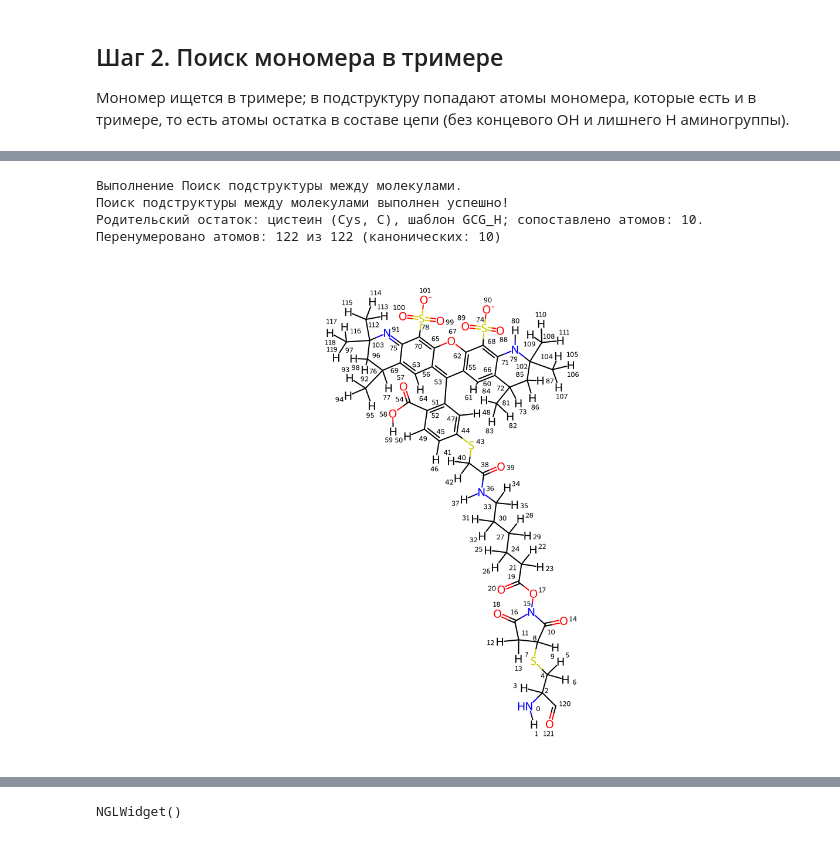
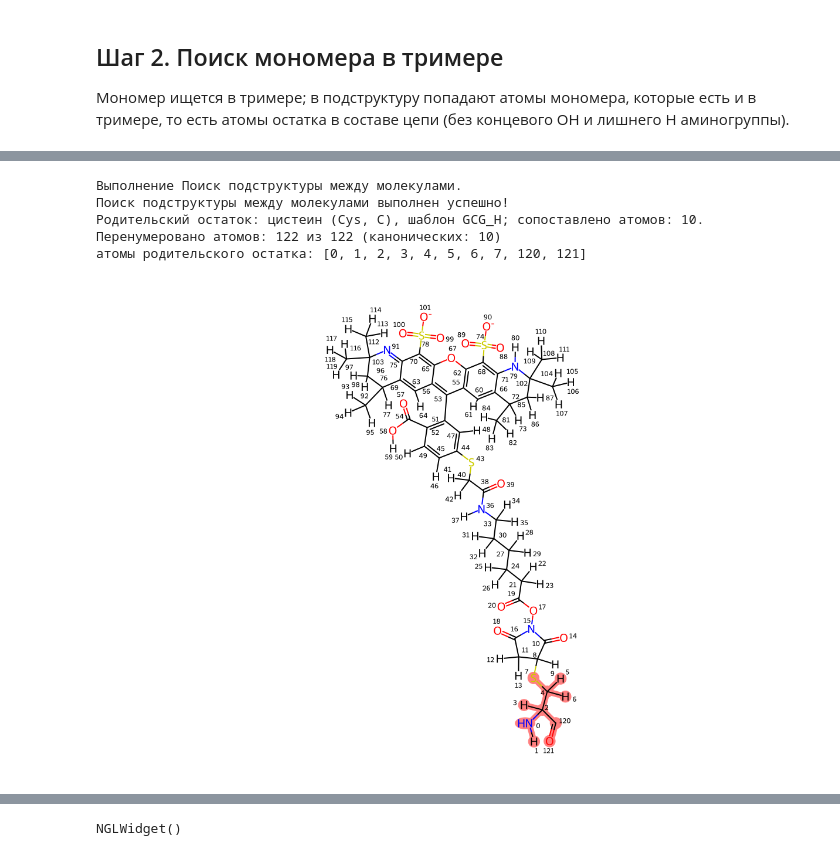
Before and after one commit to intbio/ResParTools, a Jupyter notebook: notebooks_and_examples/AF_546_cys/1_charge_calculation.ipynb, the cells around one changed output, grey strips where cells are left out. Saved outputs shown, nothing was run; the diff lists cells and outputs as text; code cells hidden in the pictures.

```diff
--- a/notebooks_and_examples/AF_546_cys/1_charge_calculation.ipynb
+++ b/notebooks_and_examples/AF_546_cys/1_charge_calculation.ipynb
@@ -99,6 +113,6 @@ C_AF_546_no_H.smiles saved to molecules/substructure
 # %%
 # проверка: файл читается обратно, число атомов совпадает
-check_chem = pt.file_opener(f'molecules/substructure/{mon_name}.pdb')[mon_name]
-print('атомов в файле:', check_chem.GetNumAtoms(), '| в подструктуре:', sub_chem.GetNumAtoms())
-pt.draw_mol_with_atom_index(check_chem, )
+pdb_chem = pt.file_opener(f'molecules/substructure/3_{mon_name}.pdb')[f'3_{mon_name}']
+print('атомов в файле:', pdb_chem.GetNumAtoms(), '| в подструктуре:', sub_chem.GetNumAtoms())
+pt.draw_mol_with_atom_index(pdb_chem)
 # %% [output]
@@ -120,9 +136,13 @@ pt.draw_mol_with_atom_index(check_chem)
 # %%
-renum_chem = pt.renumber_residue_atoms(sub_chem, ref_base_name = parent_residue, timeout=5)
-pt.draw_mol_with_atom_index(renum_chem)
+renum_chem = pt.renumber_residue_atoms(pdb_chem, ref_base_name = parent_residue, timeout=5)
+# подсвечены атомы, сопоставленные с шаблоном родительского остатка
+parent_atoms = json.loads(renum_chem.GetProp('ParentAtoms'))
+print('атомы родительского остатка:', parent_atoms)
+pt.draw_mol_with_atom_index(renum_chem, highlight_atoms=parent_atoms)
 # %% [output]
 Выполнение Поиск подструктуры между молекулами.
 Поиск подструктуры между молекулами выполнен успешно!
 Родительский остаток: цистеин (Cys, C), шаблон GCG_H; сопоставлено атомов: 10.
 Перенумеровано атомов: 122 из 122 (канонических: 10)
+атомы родительского остатка: [0, 1, 2, 3, 4, 5, 6, 7, 120, 121]
-[figure, old version]
+[figure, new version]
```
Also changed, not shown: parts of 36 cells of this notebook, 10 other files.
